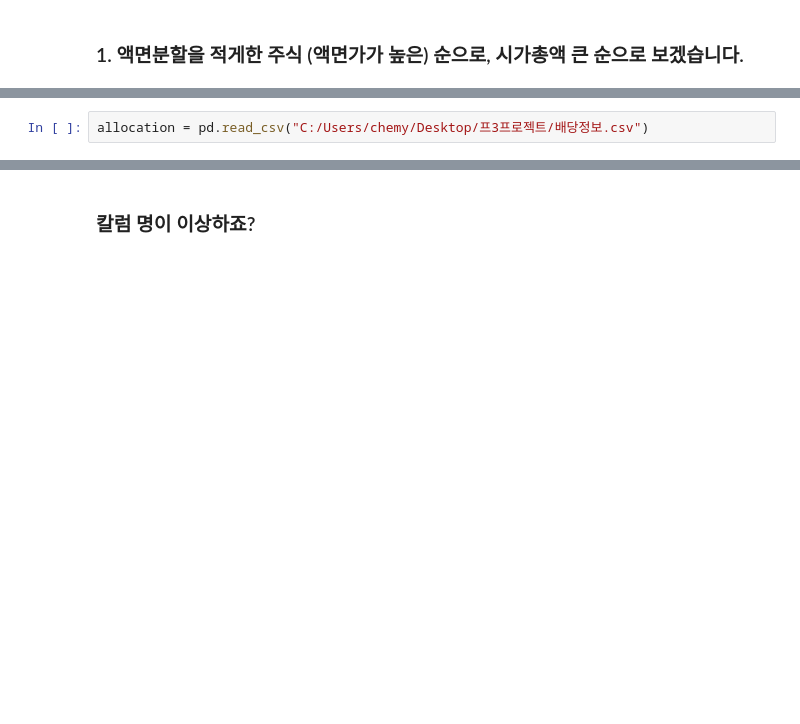
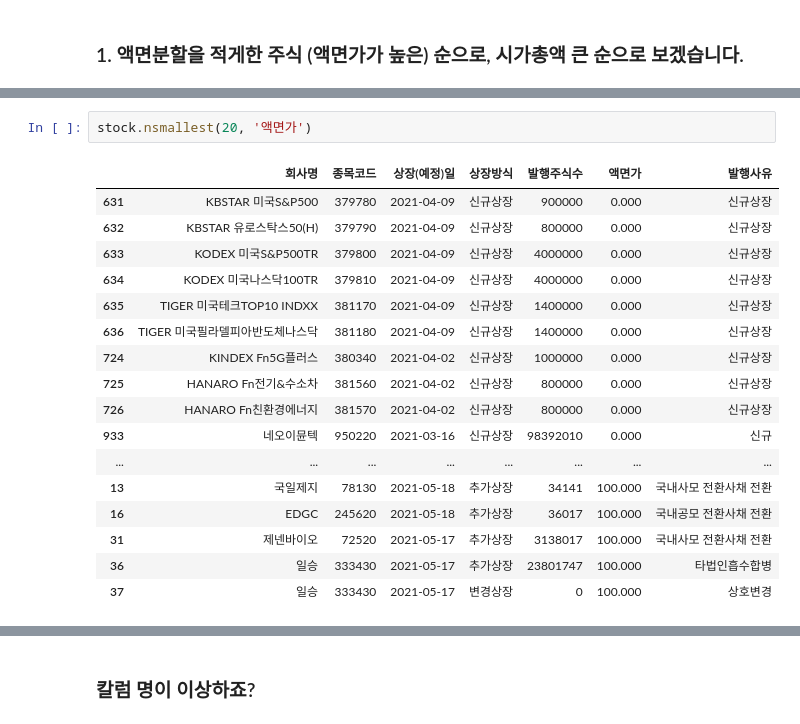
Before and after one commit to JasonChe0115/Programming3_project, a Jupyter notebook: 프3_기말프로젝트_제명수.ipynb, the cells around one changed output, grey strips where cells are left out. Saved outputs shown, nothing was run; the diff lists cells and outputs as text; blank space fills up the shorter version.

```diff
--- a/프3_기말프로젝트_제명수.ipynb
+++ b/프3_기말프로젝트_제명수.ipynb
@@ -211,2 +201,20 @@ TypeError: Column '액면가' has dtype object, cannot use method 'nlargest' wit
-# %%
-allocation = pd.read_csv("C:/Users/chemy/Desktop/프3프로젝트/배당정보.csv")
+# %%
+stock.nsmallest(20, '액면가')
+# %% [output]
+|  | 회사명 | 종목코드 | 상장(예정)일 | 상장방식 | 발행주식수 | 액면가 | 발행사유 |
+| 631 | KBSTAR 미국S&P500 | 379780 | 2021-04-09 | 신규상장 | 900000 | 0.000 | 신규상장 |
+| 632 | KBSTAR 유로스탁스50(H) | 379790 | 2021-04-09 | 신규상장 | 800000 | 0.000 | 신규상장 |
+| 633 | KODEX 미국S&P500TR | 379800 | 2021-04-09 | 신규상장 | 4000000 | 0.000 | 신규상장 |
+| 634 | KODEX 미국나스닥100TR | 379810 | 2021-04-09 | 신규상장 | 4000000 | 0.000 | 신규상장 |
+| 635 | TIGER 미국테크TOP10 INDXX | 381170 | 2021-04-09 | 신규상장 | 1400000 | 0.000 | 신규상장 |
+| 636 | TIGER 미국필라델피아반도체나스닥 | 381180 | 2021-04-09 | 신규상장 | 1400000 | 0.000 | 신규상장 |
+| 724 | KINDEX Fn5G플러스 | 380340 | 2021-04-02 | 신규상장 | 1000000 | 0.000 | 신규상장 |
+| 725 | HANARO Fn전기&수소차 | 381560 | 2021-04-02 | 신규상장 | 800000 | 0.000 | 신규상장 |
+| 726 | HANARO Fn친환경에너지 | 381570 | 2021-04-02 | 신규상장 | 800000 | 0.000 | 신규상장 |
+| 933 | 네오이뮨텍 | 950220 | 2021-03-16 | 신규상장 | 98392010 | 0.000 | 신규 |
+| ... | ... | ... | ... | ... | ... | ... | ... |
+| 13 | 국일제지 | 78130 | 2021-05-18 | 추가상장 | 34141 | 100.000 | 국내사모 전환사채 전환 |
+| 16 | EDGC | 245620 | 2021-05-18 | 추가상장 | 36017 | 100.000 | 국내공모 전환사채 전환 |
+| 31 | 제넨바이오 | 72520 | 2021-05-17 | 추가상장 | 3138017 | 100.000 | 국내사모 전환사채 전환 |
+| 36 | 일승 | 333430 | 2021-05-17 | 추가상장 | 23801747 | 100.000 | 타법인흡수합병 |
+| 37 | 일승 | 333430 | 2021-05-17 | 변경상장 | 0 | 100.000 | 상호변경 |
```
Also changed, not shown: parts of 36 cells of this notebook.
